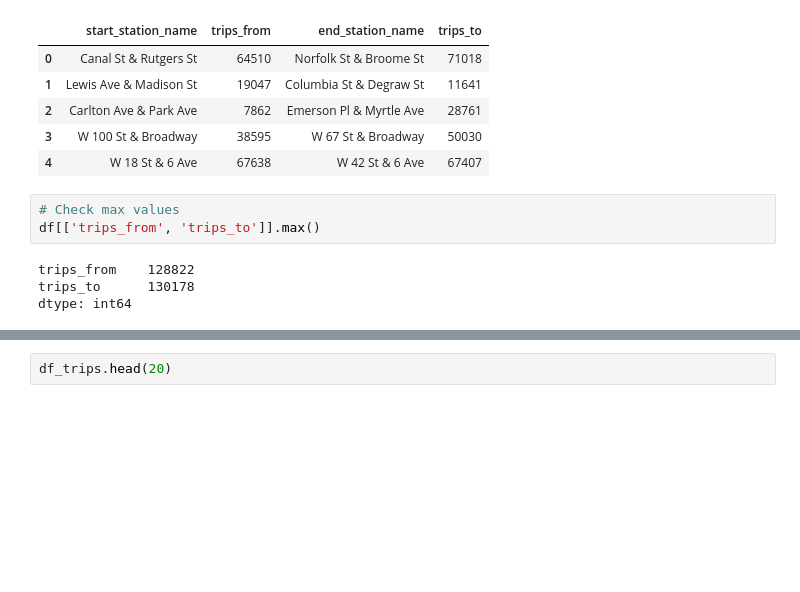
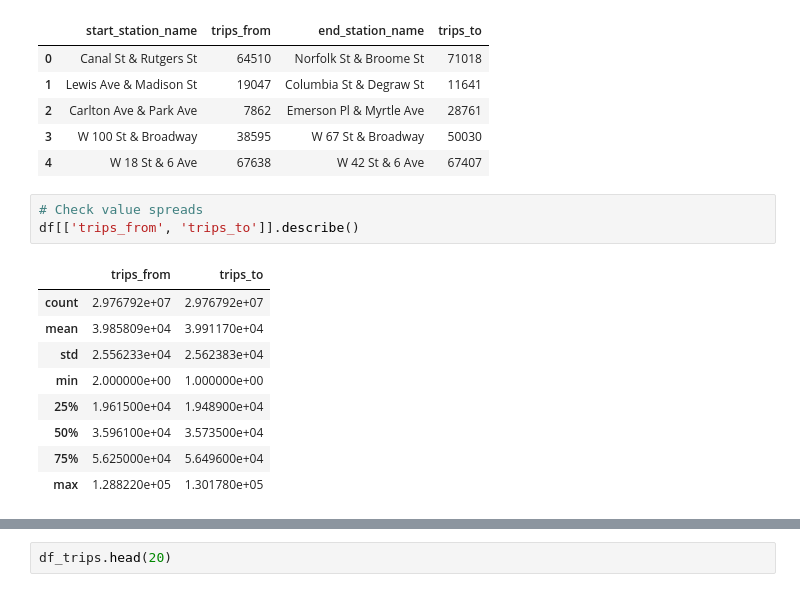
Before and after one commit to SeanKGitHub/CitiBike_NY, a Jupyter notebook: notebooks/layered_map.ipynb, the cells around one changed output, grey strips where cells are left out. Drawn from its saved outputs; the diff is of its cells as text; blank space fills up the shorter version.

```diff
--- a/notebooks/layered_map.ipynb
+++ b/notebooks/layered_map.ipynb
@@ -51,12 +51,18 @@ df[['start_station_name', 'trips_from', 'end_station_name', 'trips_to']].head()
 | 3 | W 100 St & Broadway | 38595 | W 67 St & Broadway | 50030 |
 | 4 | W 18 St & 6 Ave | 67638 | W 42 St & 6 Ave | 67407 |
 # %%
-# Check max values
-df[['trips_from', 'trips_to']].max()
+# Check value spreads
+df[['trips_from', 'trips_to']].describe()
 # %% [output]
-trips_from    128822
-trips_to      130178
-dtype: int64
+|  | trips_from | trips_to |
+| count | 2.976792e+07 | 2.976792e+07 |
+| mean | 3.985809e+04 | 3.991170e+04 |
+| std | 2.556233e+04 | 2.562383e+04 |
+| min | 2.000000e+00 | 1.000000e+00 |
+| 25% | 1.961500e+04 | 1.948900e+04 |
+| 50% | 3.596100e+04 | 3.573500e+04 |
+| 75% | 5.625000e+04 | 5.649600e+04 |
+| max | 1.288220e+05 | 1.301780e+05 |
 # %%
 # creating aggregated df with # of trips between stations
 # keeping variables needed for graphs. Taking most common values of coordinates since they slightly differ sometimes
```
Also changed, not shown: parts of 1 cell of this notebook, 1 other file.
